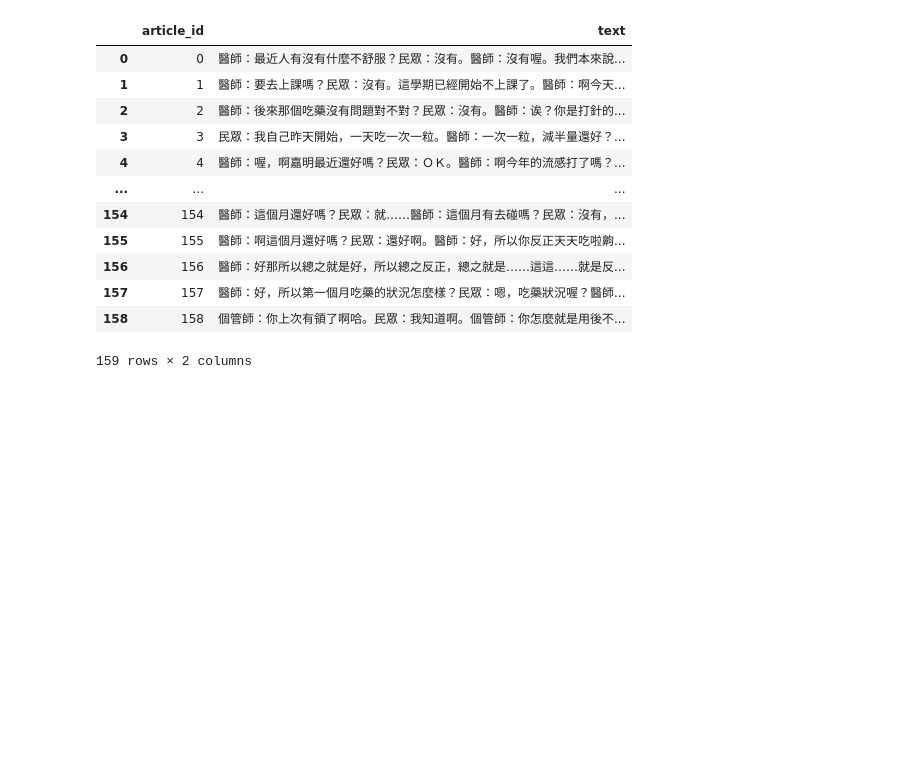
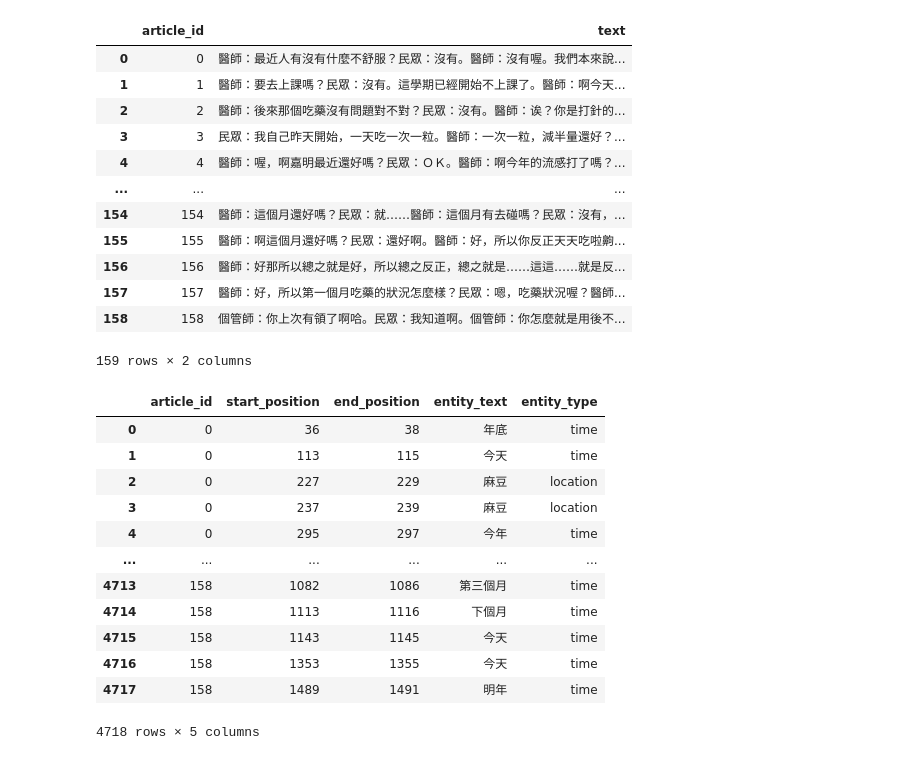
Before and after one commit to wuling31715/2020-AI-CUP, a Jupyter notebook: Danny/ckip/main.ipynb, the cells around one changed output. Cells and saved outputs as stored; diff of their text form; code cells hidden in the pictures; blank space fills up the shorter version.

```diff
--- a/Danny/ckip/main.ipynb
+++ b/Danny/ckip/main.ipynb
@@ -104,4 +104,19 @@ with open('ckip.tsv', 'w', encoding='utf-8') as f:
                 row = '{}\t{}\t{}\t{}\t{}\n'.format(article_id, start_position, end_position, entity_text, entity_type)
                 f.write(row)
 # %%
-df = pd.read_csv()
+df = pd.read_csv('ckip.tsv', sep='\t')
+df
+# %% [output]
+|  | article_id | start_position | end_position | entity_text | entity_type |
+| 0 | 0 | 36 | 38 | 年底 | time |
+| 1 | 0 | 113 | 115 | 今天 | time |
+| 2 | 0 | 227 | 229 | 麻豆 | location |
+| 3 | 0 | 237 | 239 | 麻豆 | location |
+| 4 | 0 | 295 | 297 | 今年 | time |
+| ... | ... | ... | ... | ... | ... |
+| 4713 | 158 | 1082 | 1086 | 第三個月 | time |
+| 4714 | 158 | 1113 | 1116 | 下個月 | time |
+| 4715 | 158 | 1143 | 1145 | 今天 | time |
+| 4716 | 158 | 1353 | 1355 | 今天 | time |
+| 4717 | 158 | 1489 | 1491 | 明年 | time |
+4718 rows × 5 columns
```
Also changed, not shown: parts of 5 cells of this notebook, 4 other files.
